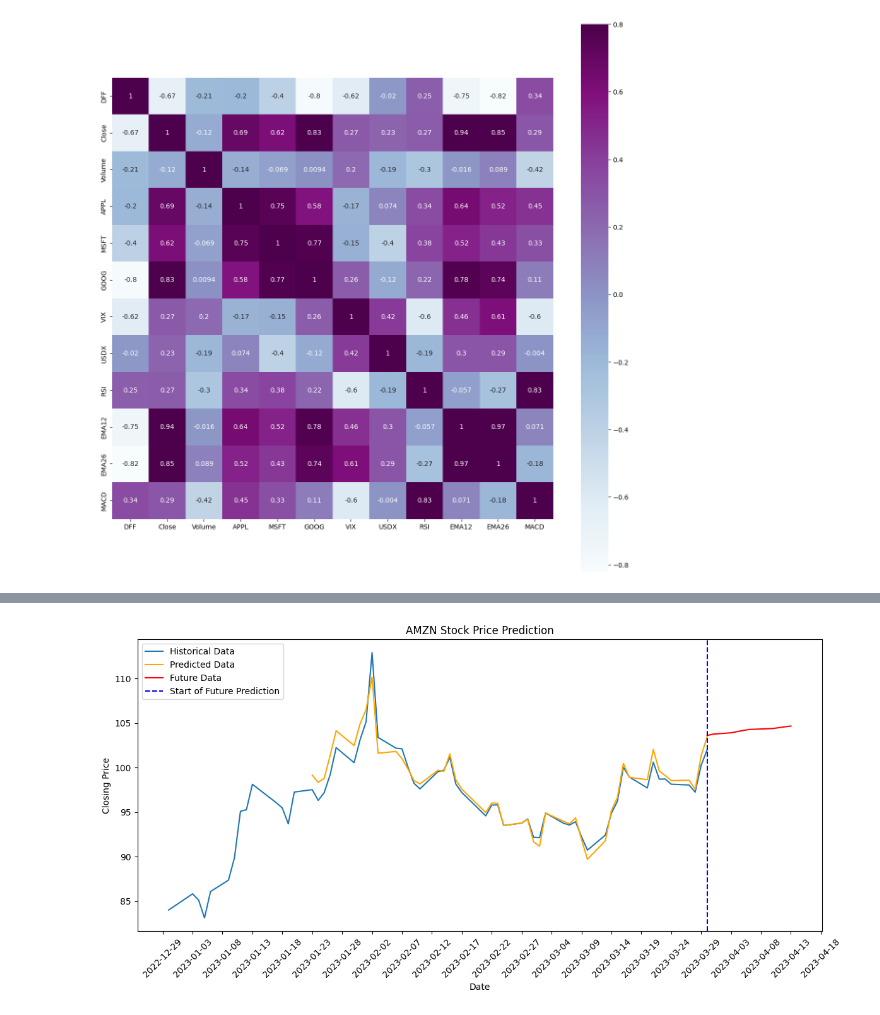
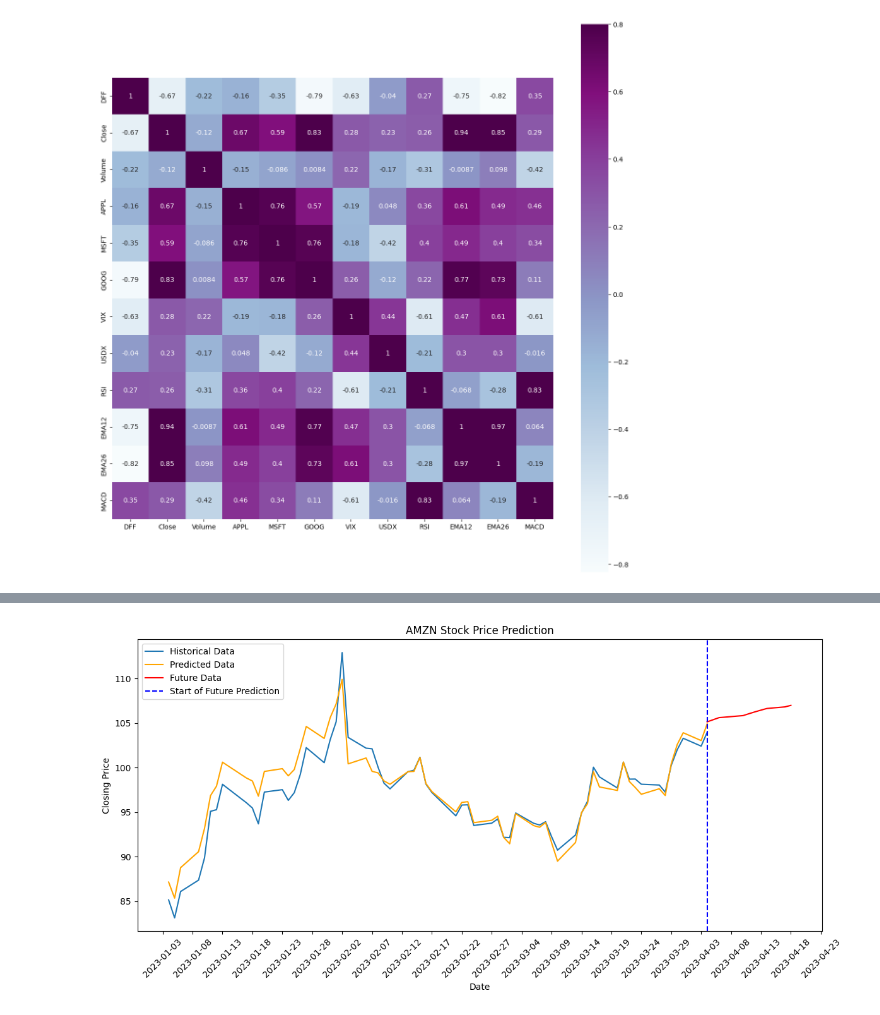
Before and after one commit to sdsouza33/StockMarket_2053BDM, a Jupyter notebook: 2053_LSTM_AMZN_stock.ipynb, the cells around one changed output, grey strips where cells are left out. Saved outputs shown, nothing was run; the diff lists cells and outputs as text; code cells hidden in the pictures.

```diff
--- a/2053_LSTM_AMZN_stock.ipynb
+++ b/2053_LSTM_AMZN_stock.ipynb
@@ -70,7 +70,7 @@ def data_prep(start_date, end_date):
     return X_data,y_data, dates,X_data, df_copy
 
 start_date = '2022-04-01'
-end_date = '2023-03-31'
+end_date = '2023-04-05'
 X, y, dates,X_data,Data = data_prep(start_date, end_date)
 
 print("Shape of X:", X.shape)
@@ -140,7 +140,7 @@ plt.show()
 # %% [output]
 [figure]
 # %%
-train_size = int(len(X) * 0.8)
+train_size = int(len(X) * 0.65)
 train_X, test_X = X[:train_size], X[train_size:]
 train_Y, test_Y = y[:train_size], y[train_size:]
 
@@ -327,7 +362,7 @@ filtered_y = y_scaler.inverse_transform(y)[mask.to_numpy().reshape(-1)]  # resha
 
 # Filter the predicted data and extracted the DATES
 predicted_mask = dates.iloc[-yhat.shape[0]:]['Date'] >= start_date
-filtered_yhat = yhat
+filtered_yhat = yhat[predicted_mask.to_numpy().reshape(-1)]
 filtered_predicted_dates = dates.iloc[-yhat.shape[0]:][predicted_mask]
 
 plt.figure(figsize=(14, 6))
@@ -354,4 +389,4 @@ plt.show()
-[figure, old version]
+[figure, new version]
 # %%
 # import pickle
 
```
Also changed, not shown: parts of 11 cells of this notebook, 1 other file.
